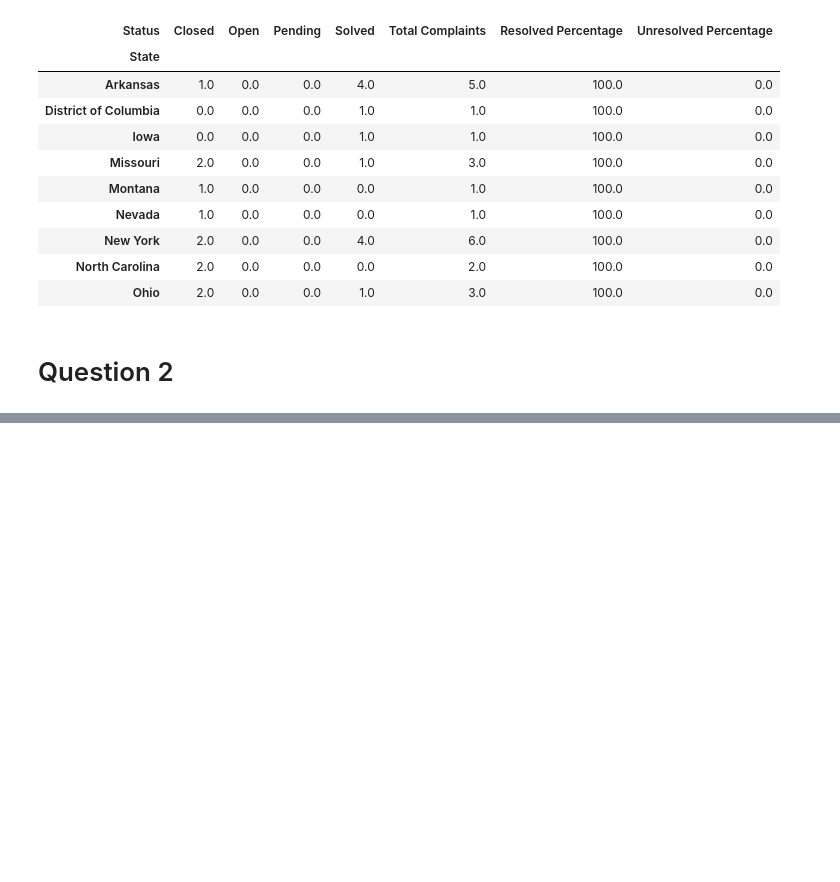
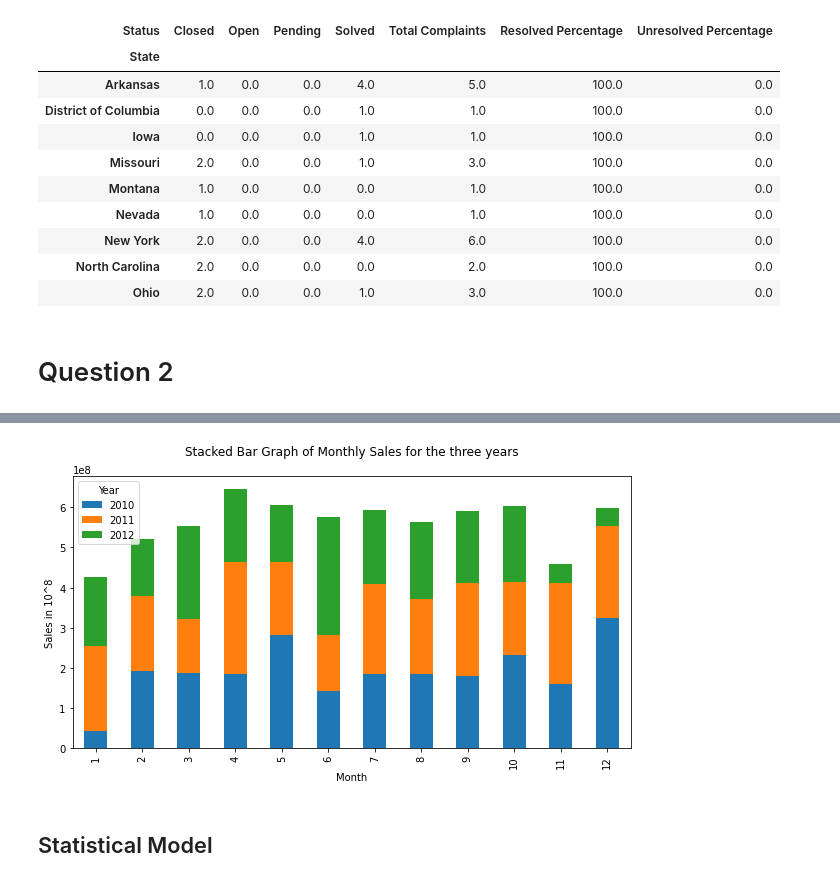
Before and after one commit to parthdt/B.Tech-Codes, a Jupyter notebook: Machine Learning/Assignment 1/ML_Assignment1_2017UCS0047.ipynb, the cells around one changed output, grey strips where cells are left out. Saved outputs shown, nothing was run; the diff lists cells and outputs as text; code cells hidden in the pictures; blank space fills up the shorter version.

```diff
--- a/Machine Learning/Assignment 1/ML_Assignment1_2017UCS0047.ipynb
+++ b/Machine Learning/Assignment 1/ML_Assignment1_2017UCS0047.ipynb
@@ -273,0 +249,3 @@ state_wise[state_wise['Unresolved Percentage'] == state_wise['Unresolved Percent
+# %%
+data = pd.read_csv('Mart.csv')
+data.head()
@@ -275,0 +363,8 @@ state_wise[state_wise['Unresolved Percentage'] == state_wise['Unresolved Percent
+# %%
+data['Date'] = pd.to_datetime(data['Date'])           #To datetime
+data['Month'] = pd.DatetimeIndex(data['Date']).month  #Extract Month
+data['Year'] = pd.DatetimeIndex(data['Date']).year    #Extract Year
+monthly = data.groupby(['Month','Year'])['Weekly_Sales'].sum().unstack().fillna(0)
+#Group by these two columns, fill with the sum of sales
+print("Monthly sales for all the years:\n")
+monthly
@@ -275,0 +387,10 @@ state_wise[state_wise['Unresolved Percentage'] == state_wise['Unresolved Percent
+# %%
+monthly.plot(kind='bar',stacked=True,figsize=(10,5))    #Plotting the bar graph
+plt.xlabel('Month')
+plt.ylabel('Sales in 10^8')
+plt.title('Stacked Bar Graph of Monthly Sales for the three years\n')
+plt.show()
+# %% [output]
+[figure, added]
+# %% [markdown]
+## Statistical Model
```
Also changed, not shown: parts of 61 cells of this notebook, 1 other file.
